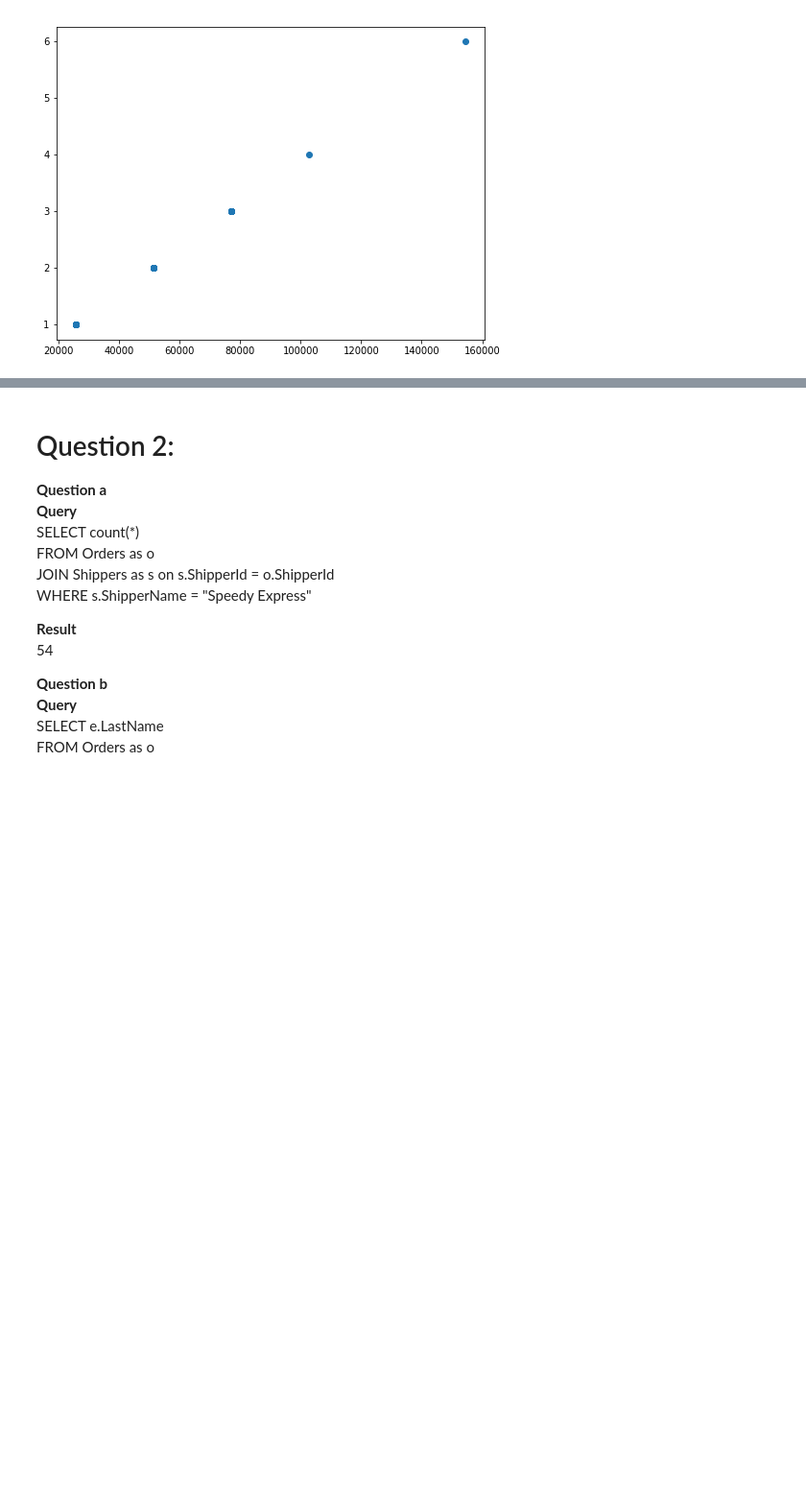
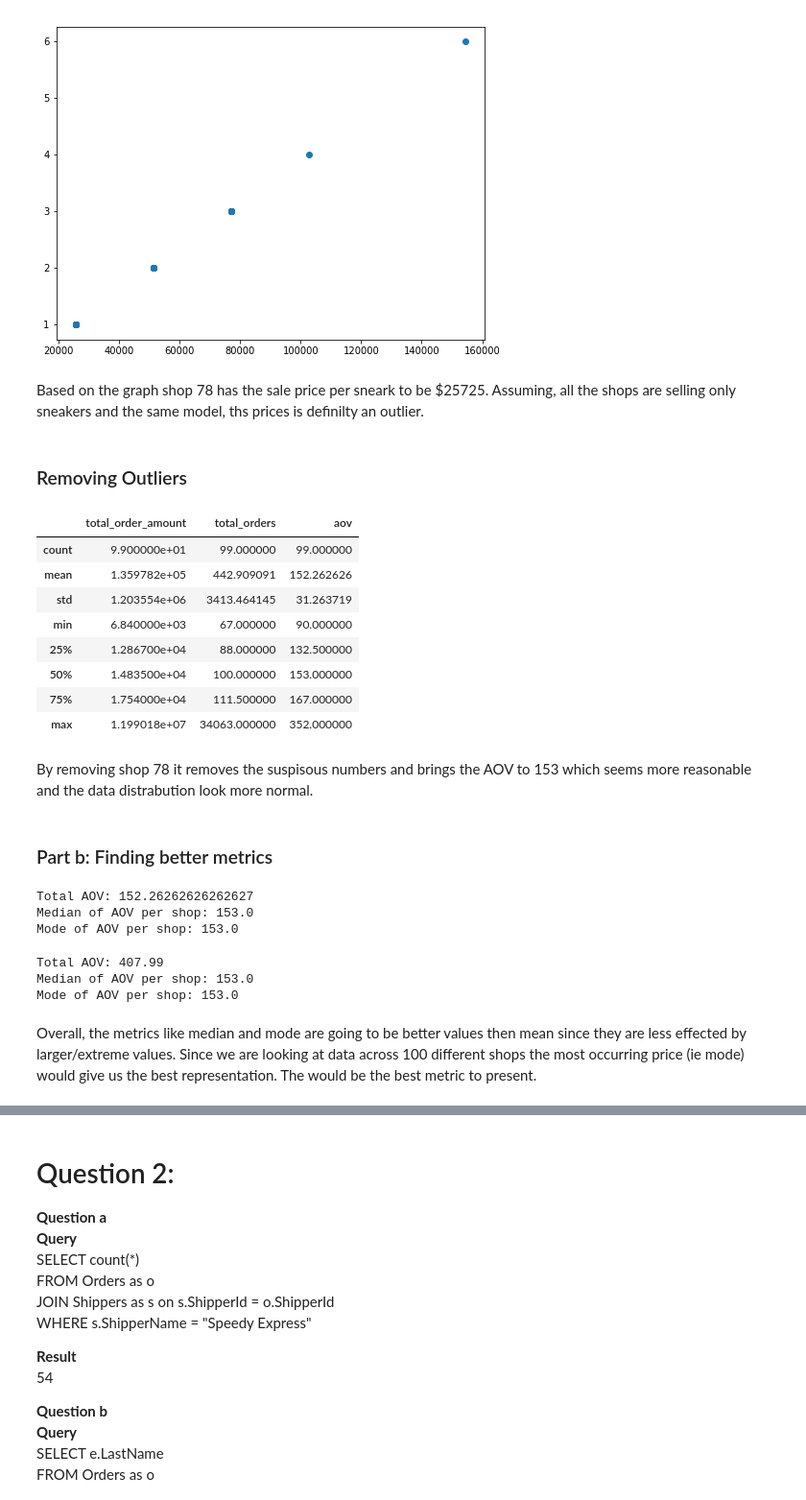
Before and after one commit to ChristianaWu/Aov_analysis, a Jupyter notebook: Winter 2022 Data Science Intern Challenge .ipynb, the cells around one changed output, grey strips where cells are left out. Shown at 96% size. Cells and saved outputs as stored; diff of their text form; code cells hidden in the pictures; blank space fills up the shorter version.

```diff
--- a/Winter 2022 Data Science Intern Challenge .ipynb
+++ b/Winter 2022 Data Science Intern Challenge .ipynb
@@ -167,3 +169,42 @@ plt.scatter(df_78['order_amount'], df_78['total_items'])
 plt.show()
 # %% [output]
 [figure]
+# %% [markdown]
+Based on the graph shop 78 has the sale price per sneark to be $25725. Assuming, all the shops are selling only sneakers and the same model, ths prices is definilty an outlier.
+# %% [markdown]
+### Removing Outliers
+# %%
+clean_df = df_aov.drop([78])
+clean_df.describe()
+# %% [output]
+|  | total_order_amount | total_orders | aov |
+| count | 9.900000e+01 | 99.000000 | 99.000000 |
+| mean | 1.359782e+05 | 442.909091 | 152.262626 |
+| std | 1.203554e+06 | 3413.464145 | 31.263719 |
+| min | 6.840000e+03 | 67.000000 | 90.000000 |
+| 25% | 1.286700e+04 | 88.000000 | 132.500000 |
+| 50% | 1.483500e+04 | 100.000000 | 153.000000 |
+| 75% | 1.754000e+04 | 111.500000 | 167.000000 |
+| max | 1.199018e+07 | 34063.000000 | 352.000000 |
+# %% [markdown]
+By removing shop 78 it removes the suspisous numbers and brings the AOV to 153 which seems more reasonable and the data distrabution look more normal.
+# %% [markdown]
+### Part b: Finding better metrics
+# %%
+print("Total AOV:",clean_df['aov'].mean())
+print("Median of AOV per shop:",clean_df['aov'].median())
+print("Mode of AOV per shop:",clean_df['aov'].mode()[0])
+# %% [output]
+Total AOV: 152.26262626262627
+Median of AOV per shop: 153.0
+Mode of AOV per shop: 153.0
+# %%
+print("Total AOV:",df_aov['aov'].mean())
+print("Median of AOV per shop:",df_aov['aov'].median())
+print("Mode of AOV per shop:",df_aov['aov'].mode()[0])
+# %% [output]
+Total AOV: 407.99
+Median of AOV per shop: 153.0
+Mode of AOV per shop: 153.0
+# %% [markdown]
+Overall, the metrics like median and mode are going to be better values then mean since they are less effected by larger/extreme values. Since we are looking at data across 100 different shops the most occurring price (ie mode) would give us the best representation. The would be the best metric to present.
```
Also changed, not shown: parts of 2 cells of this notebook.
